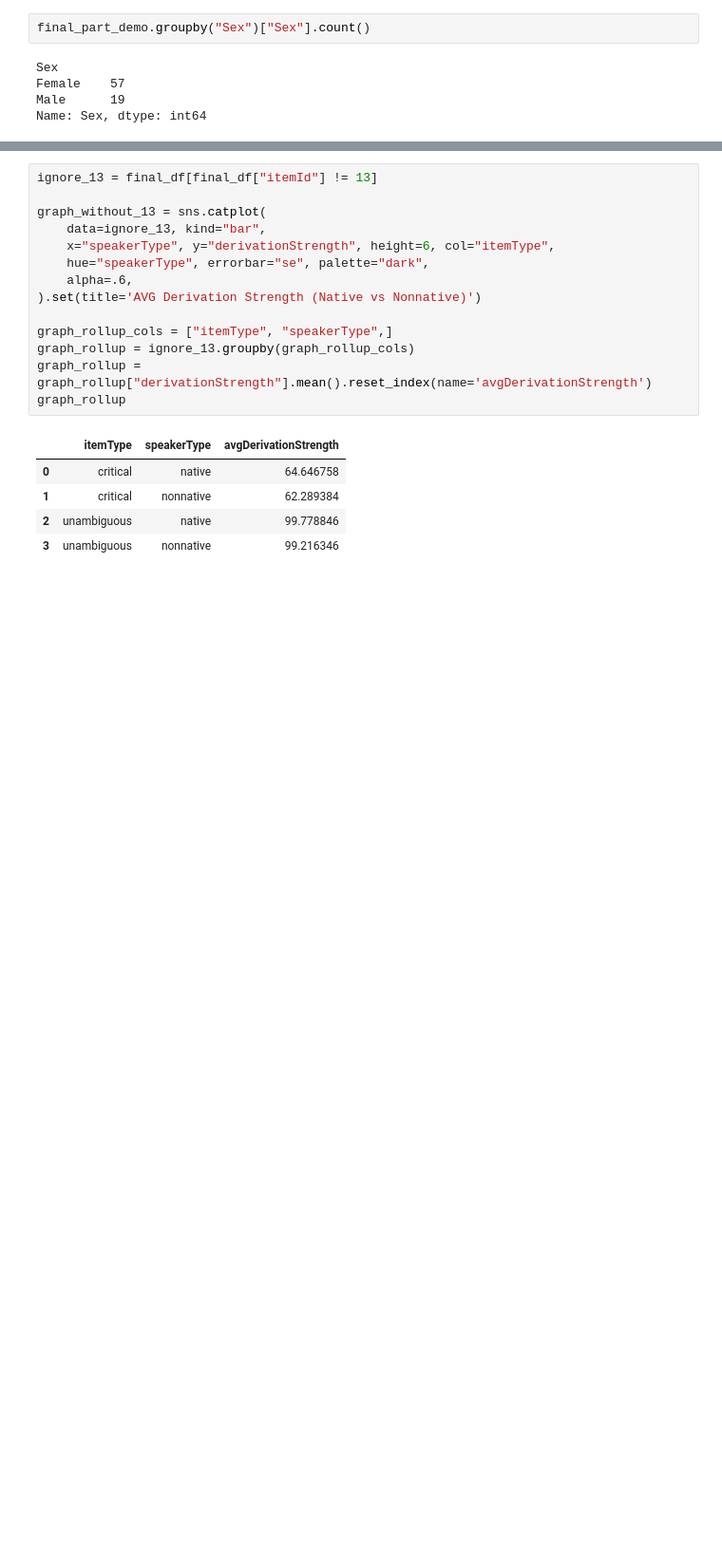
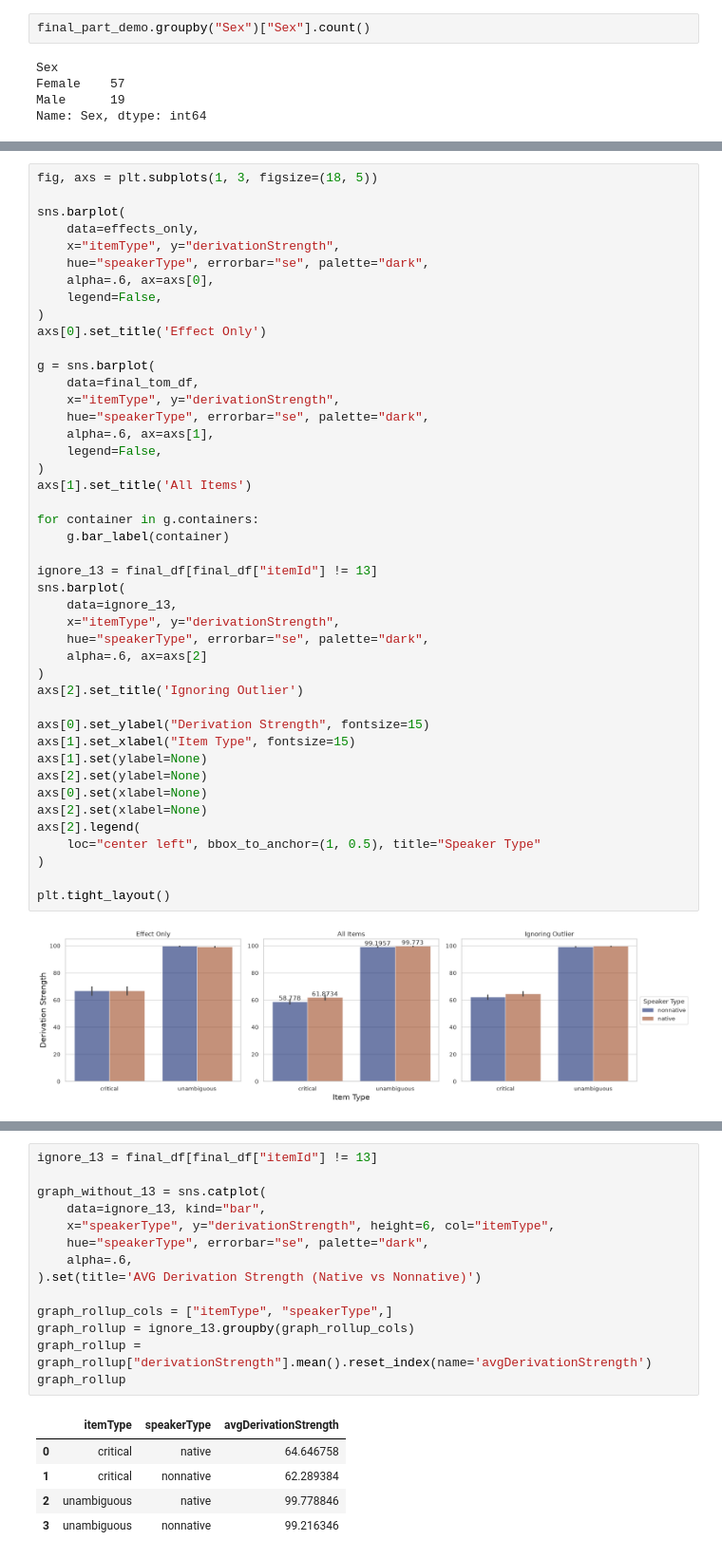
Before and after one commit to yuzh00007/Thesis-Data-Analysis, a Jupyter notebook: Results/MainExperiment/DataFormatting-and-Audio/cleanPictureRatingCSV.ipynb, the cells around one changed output, grey strips where cells are left out. Shown at 95% size. Drawn from its saved outputs; the diff is of its cells as text; blank space fills up the shorter version.

```diff
--- a/Results/MainExperiment/DataFormatting-and-Audio/cleanPictureRatingCSV.ipynb
+++ b/Results/MainExperiment/DataFormatting-and-Audio/cleanPictureRatingCSV.ipynb
@@ -365,0 +400,46 @@ Name: Sex, dtype: int64
+# %%
+fig, axs = plt.subplots(1, 3, figsize=(18, 5))
+
+sns.barplot(
+    data=effects_only,
+    x="itemType", y="derivationStrength",
+    hue="speakerType", errorbar="se", palette="dark",
+    alpha=.6, ax=axs[0],
+    legend=False,
+)
+axs[0].set_title('Effect Only')
+
+g = sns.barplot(
+    data=final_tom_df,
+    x="itemType", y="derivationStrength",
+    hue="speakerType", errorbar="se", palette="dark",
+    alpha=.6, ax=axs[1],
+    legend=False,
+)
+axs[1].set_title('All Items')
+
+for container in g.containers:
+    g.bar_label(container)
+
+ignore_13 = final_df[final_df["itemId"] != 13]
+sns.barplot(
+    data=ignore_13,
+    x="itemType", y="derivationStrength",
+    hue="speakerType", errorbar="se", palette="dark",
+    alpha=.6, ax=axs[2]
+)
+axs[2].set_title('Ignoring Outlier')
+
+axs[0].set_ylabel("Derivation Strength", fontsize=15)
+axs[1].set_xlabel("Item Type", fontsize=15)
+axs[1].set(ylabel=None)
+axs[2].set(ylabel=None)
+axs[0].set(xlabel=None)
+axs[2].set(xlabel=None)
+axs[2].legend(
+    loc="center left", bbox_to_anchor=(1, 0.5), title="Speaker Type"
+)
+
+plt.tight_layout()
+# %% [output]
+[figure, added]
```
Also changed, not shown: parts of 47 cells of this notebook, 25 other files.
